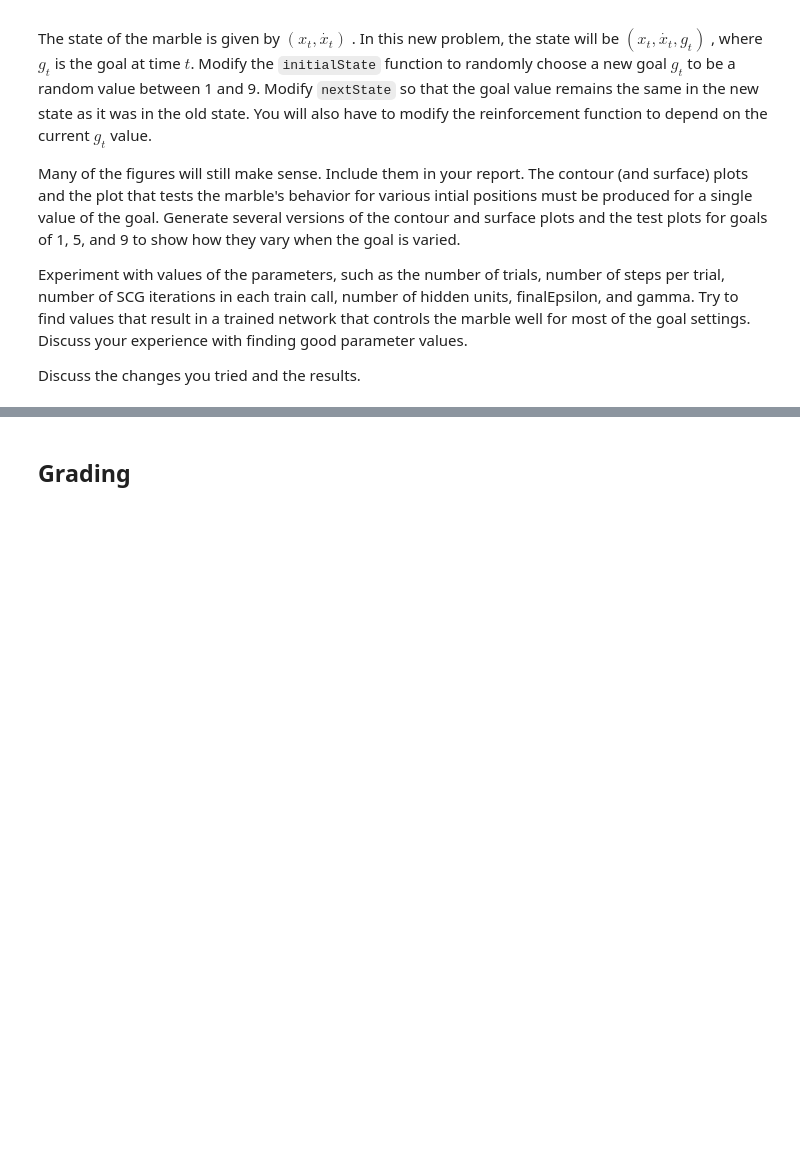
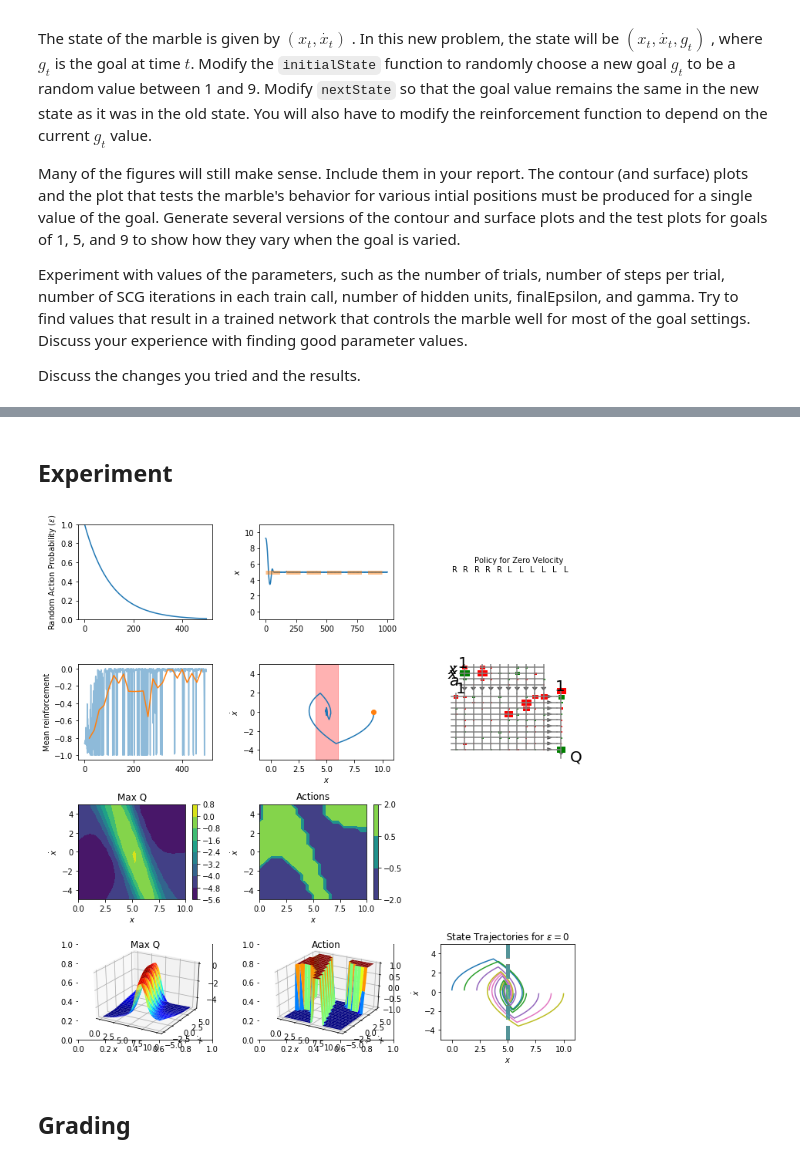
Before and after one commit to bstaab/CS545_MachineLearning, a Jupyter notebook: assignments/A5/Staab-A5.ipynb, the cells around one changed output, grey strips where cells are left out. Saved outputs shown, nothing was run; the diff lists cells and outputs as text; code cells hidden in the pictures; blank space fills up the shorter version.

```diff
--- a/assignments/A5/Staab-A5.ipynb
+++ b/assignments/A5/Staab-A5.ipynb
@@ -63,0 +102,12 @@ Discuss the changes you tried and the results.
+# %%
+def epsilonGreedy(nnetQ, state, actions, epsilon):
+    if np.random.uniform() < epsilon:
+        # Random Move
+        action = np.random.choice(actions)
+    else:
+        # Greedy Move
+        Qs = [nnetQ.use(np.hstack((state, a)).reshape((1, -1))) for a in actions]
+        ai = np.argmax(Qs)
+        action = actions[ai]
+    Q = nnetQ.use(np.hstack((state, action)).reshape((1, -1)))
+    return action, Q
@@ -64,3 +237,54 @@ Discuss the changes you tried and the results.
+# %%
+def setupStandardization(net, Xmeans, Xstds, Tmeans, Tstds):
+    net.Xmeans = Xmeans
+    net.XstdsFixed = Xstds
+    net.Xconstant = [False] * len(Xmeans)
+    net.TstdsFixed = net.Tstds = Tstds
+    net.Tmeans = Tmeans
+    net.Tconstant = [False] * len(Tstds)
+# %% [markdown]
+## Experiment
+# %%
+actions = (-1, 0, 1)   # Possible actions
+fig = plt.figure(figsize=(10 ,10))
+
+gamma = 0.8           # discount factor
+nTrials = 500         # number of repetitions of makeSamples-updateQ loop
+nStepsPerTrial = 1000 # number of steps between new random initial states
+nSCGIterations = 4    # maximum number of SCG iterations
+finalEpsilon = 0.01   # value of epsilon at end of simulation. Decay rate is calculated
+epsilonDecay =  np.exp(np.log(finalEpsilon) / (nTrials)) # to produce this final value
+print('epsilonDecay is',epsilonDecay)
+
+nh = [10, 10]           # number of hidden units
+nnetQ = nn.NeuralNetwork(3, nh, 1)
+# Inputs are position (1 to 10) velocity (-3 to 3) and action (-1, 0, or 1)
+setupStandardization(nnetQ, [5, 0, 0], [2, 2, 0.5], [0], [1])
+
+epsilon = 1         # initial epsilon value
+epsilonTrace = np.zeros(nTrials)
+rtrace = np.zeros(nTrials)
+for trial in range(nTrials):
+    # Collect nStepsPerRep samples of X, R, Qn, and Q, and update epsilon
+
+    X, R, Qn = makeSamples(nnetQ, initialState, nextState, reinforcement, actions, nStepsPerTrial, epsilon)
+    nnetQ.train(X, R + gamma * Qn, n_epochs=nSCGIterations)
+
+    # X,R,Qn,Q,epsilon = getSamples(Qnet,actions,nStepsPerTrial,epsilon)
+    # Rest is for plotting
+    epsilonTrace[trial] = epsilon
+    epsilon *= epsilonDecay
+    rtrace[trial] = np.mean(R)
+    if True and (trial + 1 == nTrials or trial % (nTrials / 40) == 0):
+        fig.clf()
+        plotStatus(nnetQ, trial, epsilonTrace, rtrace)
+        testIt(nnetQ, 10, 500)
+        clear_output(wait=True)
+        display(fig)
+
+clear_output(wait=True)
+# %% [output]
+[figure, added]
 # %% [markdown]
 ## Grading
 # %% [markdown]
```
Also changed, not shown: parts of 11 cells of this notebook, 2 other files.
